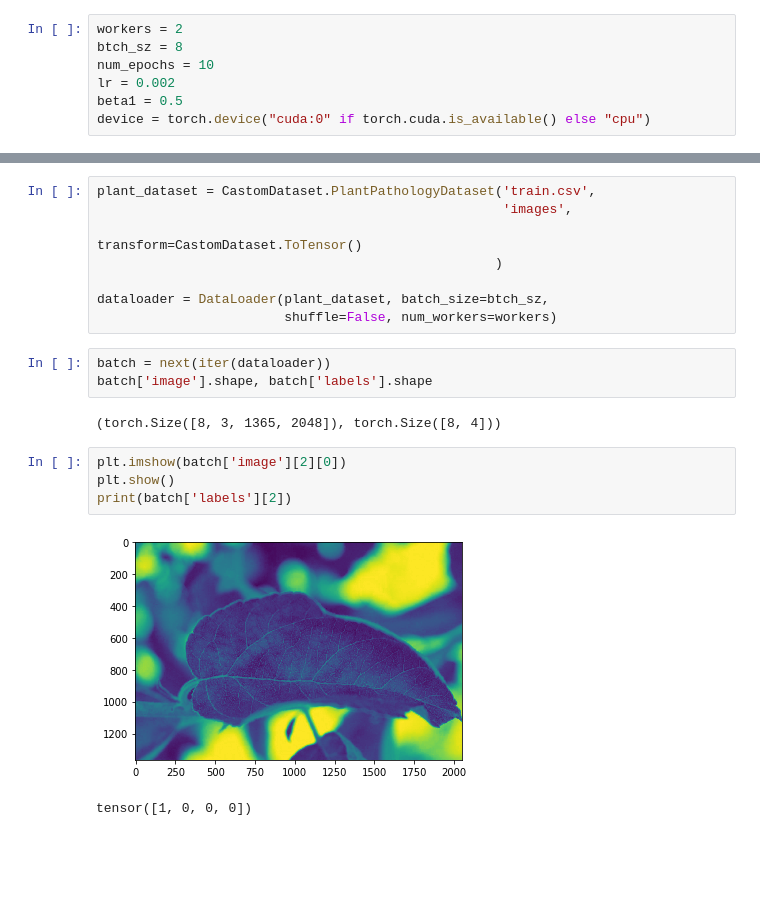
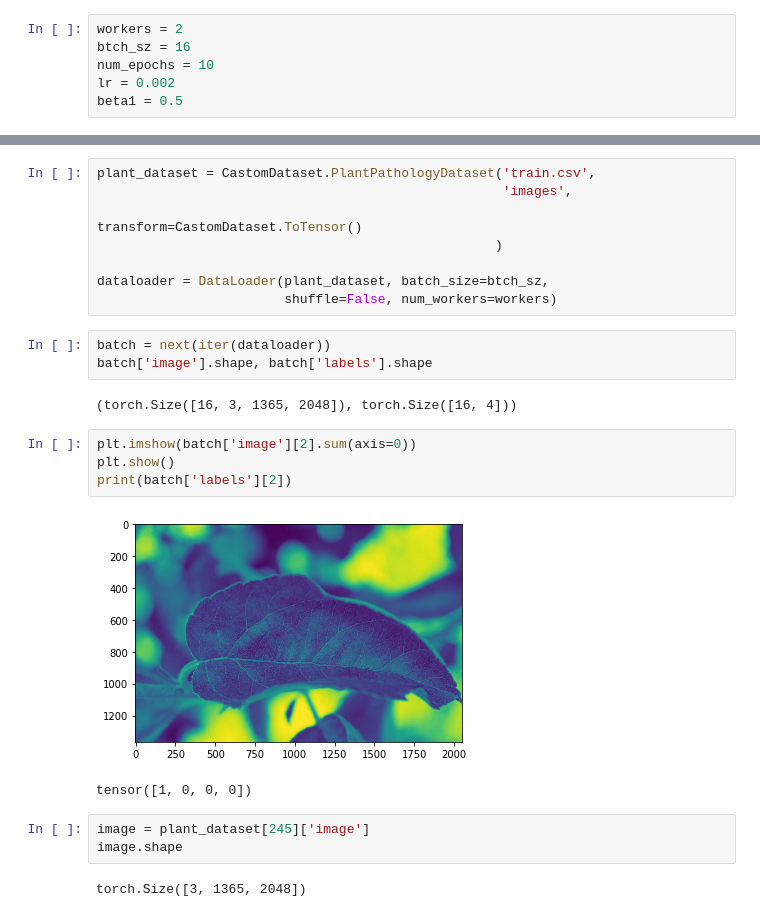
Before and after one commit to akorol98/Plant-Pathology, a Jupyter notebook: main.ipynb, the cells around one changed output, grey strips where cells are left out. Drawn from its saved outputs; the diff is of its cells as text; blank space fills up the shorter version.

```diff
--- a/main.ipynb
+++ b/main.ipynb
@@ -7,8 +7,7 @@ import matplotlib.pyplot as plt
 import dataUtils.CustomDataset as CastomDataset
 # %%
 workers = 2
-btch_sz = 8
+btch_sz = 16
 num_epochs = 10
 lr = 0.002
 beta1 = 0.5
-device = torch.device("cuda:0" if torch.cuda.is_available() else "cpu")
@@ -55,11 +59,16 @@ dataloader = DataLoader(plant_dataset, batch_size=btch_sz,
 batch = next(iter(dataloader))
 batch['image'].shape, batch['labels'].shape
 # %% [output]
-(torch.Size([8, 3, 1365, 2048]), torch.Size([8, 4]))
+(torch.Size([16, 3, 1365, 2048]), torch.Size([16, 4]))
 # %%
-plt.imshow(batch['image'][2][0])
+plt.imshow(batch['image'][2].sum(axis=0))
 plt.show()
 print(batch['labels'][2])
 # %% [output]
-[figure, old version]
+[figure, new version]
 tensor([1, 0, 0, 0])
+# %%
+image = plant_dataset[245]['image']
+image.shape
+# %% [output]
+torch.Size([3, 1365, 2048])
```
Also changed, not shown: parts of 7 cells of this notebook.
